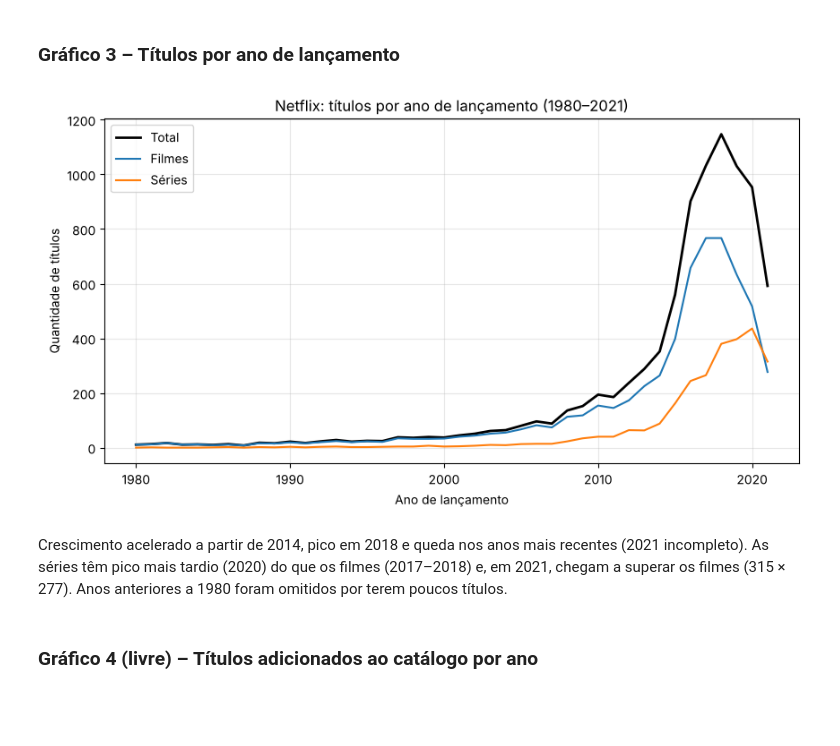
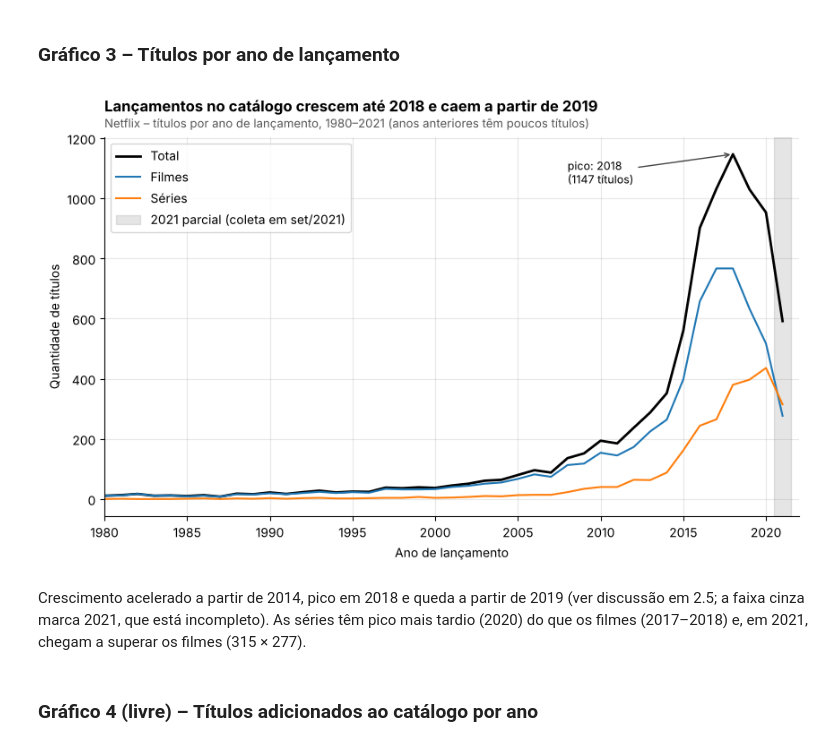
Before and after one commit to gabrielcortezspr/Ciencia-de-Dados, a Jupyter notebook: TP1.ipynb, the cells around one changed output. Cells and saved outputs as stored; diff of their text form; code cells hidden in the pictures; blank space fills up the shorter version.

```diff
--- a/TP1.ipynb
+++ b/TP1.ipynb
@@ -437,21 +471,26 @@ A liderança dos EUA é isolada; a Índia é o segundo maior produtor, bem à fr
 # %%
 por_ano_tipo = netflix.groupby(['release_year', 'type']).size().unstack(fill_value=0).loc[1980:]
 
-fig, ax = plt.subplots(figsize=(10, 5))
+fig, ax = plt.subplots(figsize=(10, 5.5))
 ax.plot(por_ano.loc[1980:].index, por_ano.loc[1980:].values, label='Total', color='black', linewidth=2)
-ax.plot(por_ano_tipo.index, por_ano_tipo['Movie'], label='Filmes', color='#1f77b4')
-ax.plot(por_ano_tipo.index, por_ano_tipo['TV Show'], label='Séries', color='#ff7f0e')
-ax.set_title('Netflix: títulos por ano de lançamento (1980–2021)')
+ax.plot(por_ano_tipo.index, por_ano_tipo['Movie'], label='Filmes', color=CORES['Filmes'])
+ax.plot(por_ano_tipo.index, por_ano_tipo['TV Show'], label='Séries', color=CORES['Séries'])
+ax.axvspan(2020.5, 2021.5, color='gray', alpha=0.2, label='2021 parcial (coleta em set/2021)')
+ax.annotate(f'pico: 2018\n({por_ano[2018]} títulos)', xy=(2018, por_ano[2018]), xytext=(2008, 1050),
+            arrowprops=dict(arrowstyle='->', color='#444444'), fontsize=9)
+titulo(ax, 'Lançamentos no catálogo crescem até 2018 e caem a partir de 2019',
+       'Netflix – títulos por ano de lançamento, 1980–2021 (anos anteriores têm poucos títulos)')
 ax.set_xlabel('Ano de lançamento')
 ax.set_ylabel('Quantidade de títulos')
-ax.legend()
+ax.set_xlim(1980, 2022)
+ax.legend(loc='upper left')
 plt.show()
 # %% [output]
-[figure, old version]
+[figure, new version]
 # %% [markdown]
-Crescimento acelerado a partir de 2014, pico em 2018 e queda nos anos mais recentes (2021 incompleto).
-As séries têm pico mais tardio (2020) do que os filmes (2017–2018) e, em 2021, chegam a superar os filmes (315 × 277). Anos anteriores a 1980 foram omitidos
-por terem poucos títulos.
+Crescimento acelerado a partir de 2014, pico em 2018 e queda a partir de 2019 (ver discussão em 2.5; a faixa cinza
+marca 2021, que está incompleto). As séries têm pico mais tardio (2020) do que os filmes (2017–2018) e, em 2021,
+chegam a superar os filmes (315 × 277).
 # %% [markdown]
 ### Gráfico 4 (livre) – Títulos adicionados ao catálogo por ano
 # %%
```
Also changed, not shown: parts of 41 cells of this notebook, 2 other files.
